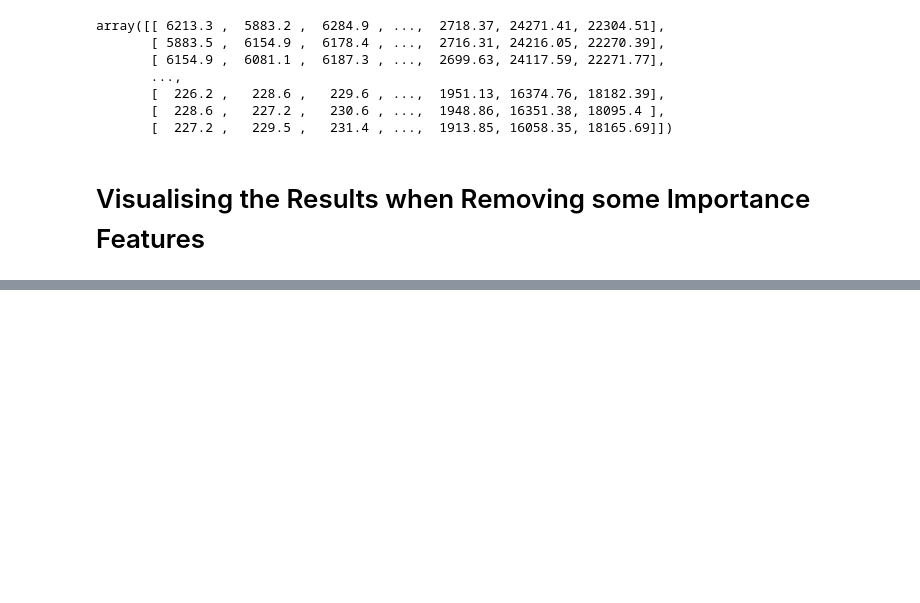
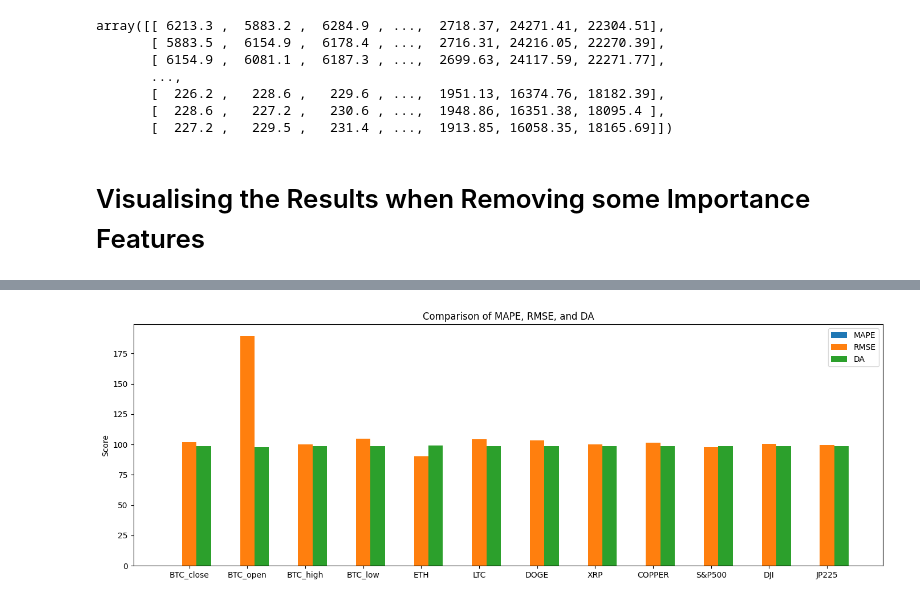
Before and after one commit to lavibula/BitcoinPrediction, a Jupyter notebook: Members/Mlinh/random_forest_period1_ETH.ipynb, the cells around one changed output, grey strips where cells are left out. Saved outputs shown, nothing was run; the diff lists cells and outputs as text; code cells hidden in the pictures; blank space fills up the shorter version.

```diff
--- a/Members/Mlinh/random_forest_period1_ETH.ipynb
+++ b/Members/Mlinh/random_forest_period1_ETH.ipynb
@@ -344,3 +345,63 @@ DA accuracy: 97.8%
+# %%
+from sklearn.ensemble import RandomForestRegressor
+from sklearn.metrics import mean_squared_error
+
+# Khởi tạo danh sách RMSE
+RMSE_list = []
+MAPE_list = []
+DA_list = []
+
+# Lặp qua từng biến độc lập quan trọng nhất và tính toán RMSE khi loại bỏ biến đó
+for feature in Xtrain:
+    # Lấy tập huấn luyện và tập kiểm tra
+    X_train = Xtrain.drop([feature], axis=1)[:-1]
+    Y_train = Xtrain['BTC_open'][1:]
+    X_test = Xtest.drop([feature], axis=1)[:-1]
+    Y_test = Xtest['BTC_close'][1:]
+
+    # Huấn luyện mô hình Random Forest Regression với các tham số là max_depth=10 (độ sâu tối đa của cây) và n_estimators=500 (số lượng cây được sử dụng trong mô hình)
+    rf = RandomForestRegressor(max_depth=10, n_estimators=500)
+    rf.fit(X_train, Y_train)
+
+    # Dự đoán giá trị Y của tập kiểm tra
+    Y_pred = rf.predict(X_test)
+
+
+    # Tính toán RMSE và lưu trữ vào danh sách RMSE_list
+    rmse = mean_squared_error(Y_test, Y_pred, squared=False)
+    RMSE_list.append(rmse)
+
+    #MAPE
+    MAPE_re = np.average(np.abs((Y_test.values - Y_pred) / Y_test.values))
+    print()
+    MAPE_list.append(MAPE_re)
+
+    #DA
+    DA_re = 100 * (1 - (np.abs(Y_pred - Y_test).sum() / Y_test.sum()))
+    DA_list.append(DA_re)
+
+
+labels = Xtrain.columns.tolist()
+x = np.arange(len(labels))  # the label locations
+width = 0.25  # the width of the bars
+
+fig, ax = plt.subplots(figsize=(14,5))
+rects1 = ax.bar(x - width, MAPE_list, width, label='MAPE')
+rects2 = ax.bar(x, RMSE_list, width, label='RMSE')
+rects3 = ax.bar(x + width, DA_list, width, label='DA')
+
+# Add some text for labels, title and custom x-axis tick labels, etc.
+ax.set_ylabel('Score')
+ax.set_title('Comparison of MAPE, RMSE, and DA')
+ax.set_xticks(x)
+ax.set_xticklabels(labels)
+ax.legend()
+
+fig.tight_layout()
+
+plt.show()
+# %% [output]
+[figure, added]
 # %%
     Xtrainall = train_dataset.loc[:,"BTC_close":"JP225"]
     X_train_all = Xtrainall[:-1]
```
Also changed, not shown: parts of 9 cells of this notebook, 2 other files.
